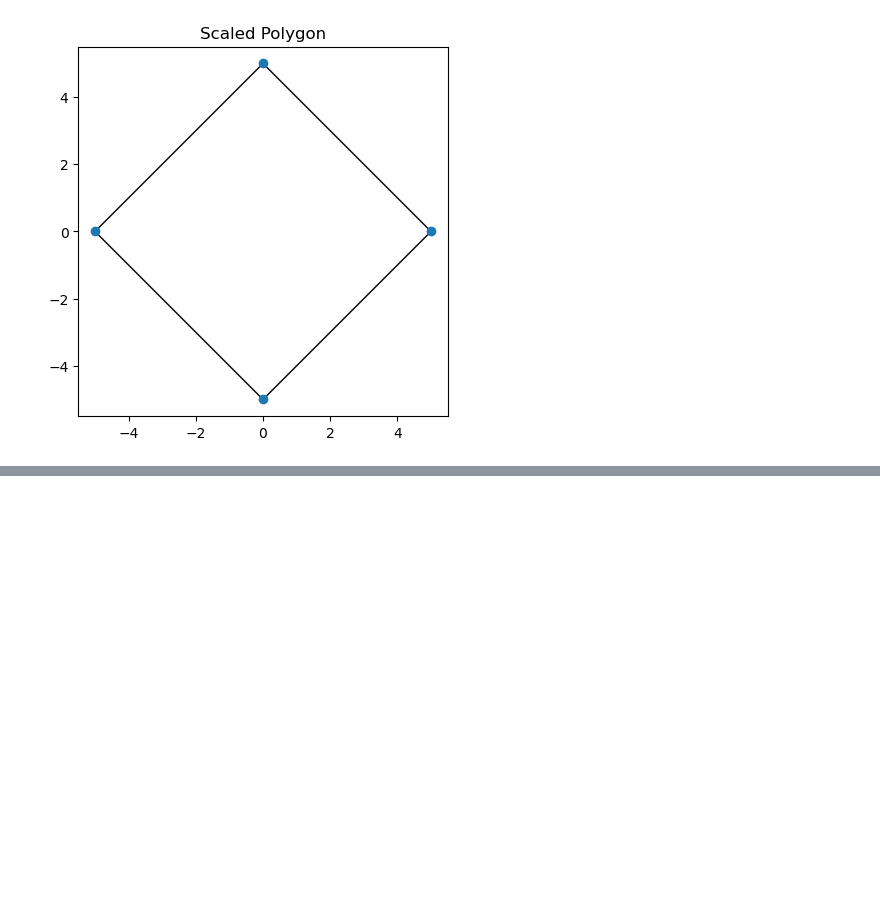
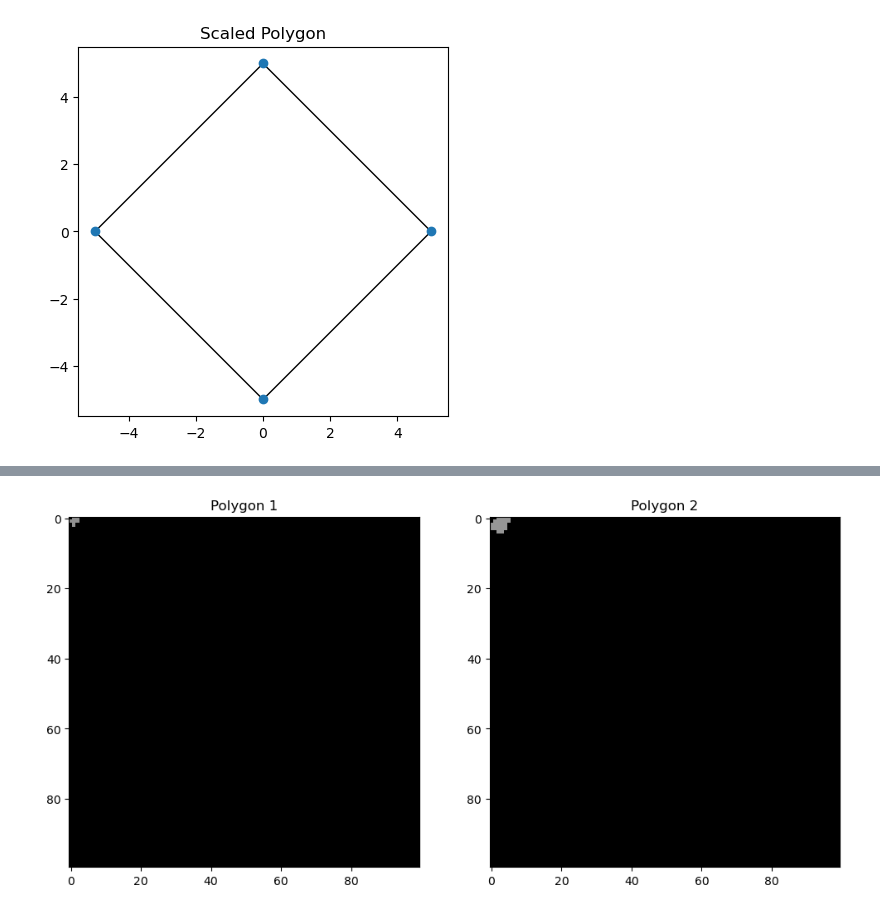
Before and after one commit to guantongpeng/MIRST, a Jupyter notebook: motive_target_gen/test.ipynb, the cells around one changed output, grey strips where cells are left out. Saved outputs shown, nothing was run; the diff lists cells and outputs as text; code cells hidden in the pictures; blank space fills up the shorter version.

```diff
--- a/motive_target_gen/test.ipynb
+++ b/motive_target_gen/test.ipynb
@@ -1083,0 +1007,73 @@ Error:
+# %%
+import numpy as np
+import cv2
+import random
+import matplotlib.pyplot as plt
+
+def generate_irregular_polygon_points(num_points):
+    # 初始化第一个顶点的极坐标角度
+    initial_angle = np.random.uniform(0, 2 * np.pi)
+
+    # 生成其他顶点的不规则极坐标角度
+    angles = np.sort(np.random.uniform(0, 2 * np.pi, num_points - 1))
+    angles = np.concatenate([[initial_angle], angles + initial_angle]) % (2 * np.pi)
+    return angles
+
+def polygon_gen(h, w, target, background_std, background_mean, angles=None):
+    if angles is None:
+        num_points = random.randint(3, 10)
+        angles = generate_irregular_polygon_points(num_points)
+
+    # 计算多边形的半径
+    radius = 1  # 使用标准化的半径
+
+    # 计算顶点的标准化坐标
+    points = np.array([[radius * np.cos(angle), radius * np.sin(angle)] for angle in angles])
+
+    # 计算目标的缩放因子
+    max_dim = max(h, w)
+    scale = max_dim / 2
+
+    # 缩放顶点并移动到目标中心
+    points = points * scale
+    points[:, 0] += w / 2  # 移动到目标中心
+    points[:, 1] += h / 2  # 移动到目标中心
+    points = points.astype(np.int32).reshape((-1, 1, 2))
+
+    # 生成多边形颜色
+    _temp = np.random.uniform(0.8, 1) * background_std
+    color = np.clip(_temp + background_mean, 0, 255)
+
+    # 绘制多边形
+    cv2.fillPoly(target, [points], color)
+
+    return angles
+
+# 示例调用
+# 目标大小
+h1, w1 = 2, 3
+target1 = np.zeros((100, 100, 1), dtype=np.uint8)
+background_std = 50
+background_mean = 100
+
+angles = polygon_gen(h1, w1, target1, background_std, background_mean)
+
+# 修改目标大小并保持多边形形状
+h2, w2 = 4, 6
+target2 = np.zeros((100, 100, 1), dtype=np.uint8)
+polygon_gen(h2, w2, target2, background_std, background_mean, angles)
+
+# 使用matplotlib显示结果图像
+fig, axes = plt.subplots(1, 2, figsize=(12, 6))
+
+# 左图
+axes[0].imshow(cv2.cvtColor(target1, cv2.COLOR_BGR2RGB))
+axes[0].set_title("Polygon 1")
+
+# 右图
+axes[1].imshow(cv2.cvtColor(target2, cv2.COLOR_BGR2RGB))
+axes[1].set_title("Polygon 2")
+
+plt.show()
+# %% [output]
+[figure, added]
```
Also changed, not shown: parts of 3 cells of this notebook, 2 other files.
